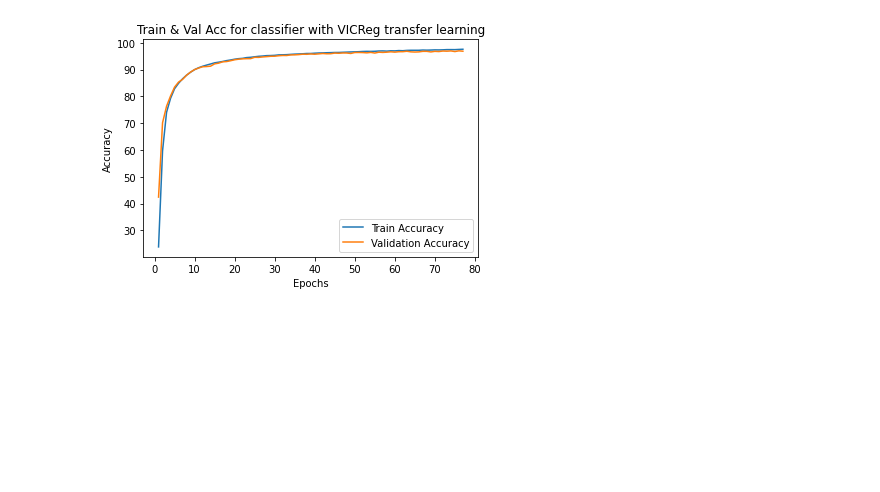
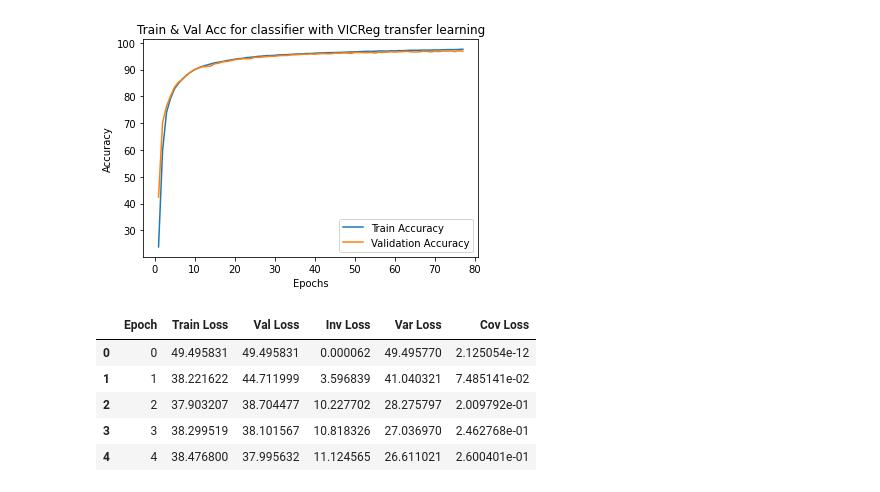
Before and after one commit to cpareja3025/VICReg_project, a Jupyter notebook: notebooks/VICReg.ipynb, the cells around one changed output. Saved outputs shown, nothing was run; the diff lists cells and outputs as text; code cells hidden in the pictures; blank space fills up the shorter version.

```diff
--- a/notebooks/VICReg.ipynb
+++ b/notebooks/VICReg.ipynb
@@ -737,3 +737,17 @@ plt.title("Train & Val Acc for classifier with VICReg transfer learning")
 plt.savefig("/Users/cpare/repos/VICReg_project/plots/cc.pdf")
 # %% [output]
 [figure]
+# %%
+import numpy as np
+import pandas as pd
+import matplotlib.pyplot as plt
+
+df = pd.read_csv("/Users/cpare/repos/VICReg_project/csv's/VICReg_metrics_64_space.csv")
+df.head()
+# %% [output]
+|  | Epoch | Train Loss | Val Loss | Inv Loss | Var Loss | Cov Loss |
+| 0 | 0 | 49.495831 | 49.495831 | 0.000062 | 49.495770 | 2.125054e-12 |
+| 1 | 1 | 38.221622 | 44.711999 | 3.596839 | 41.040321 | 7.485141e-02 |
+| 2 | 2 | 37.903207 | 38.704477 | 10.227702 | 28.275797 | 2.009792e-01 |
+| 3 | 3 | 38.299519 | 38.101567 | 10.818326 | 27.036970 | 2.462768e-01 |
+| 4 | 4 | 38.476800 | 37.995632 | 11.124565 | 26.611021 | 2.600401e-01 |
```
Also changed, not shown: parts of 4 cells of this notebook, 4 other files.
